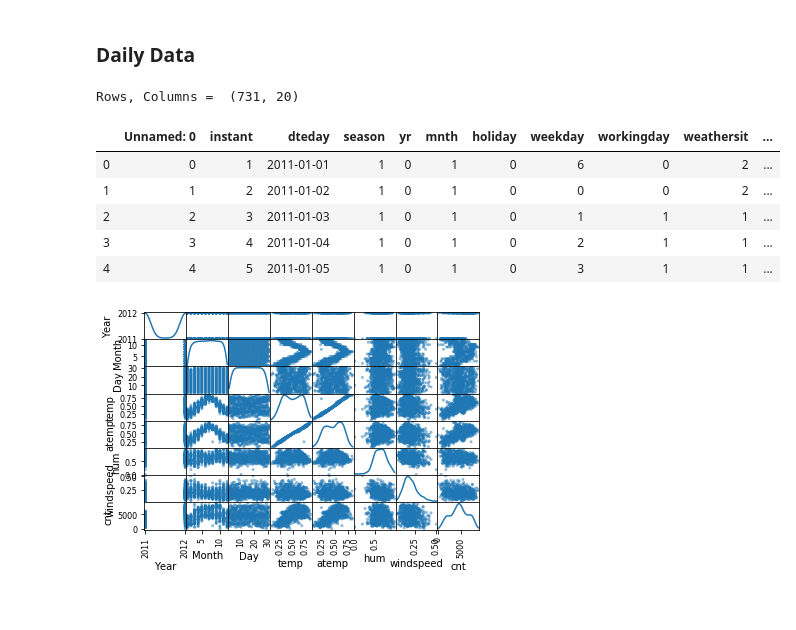
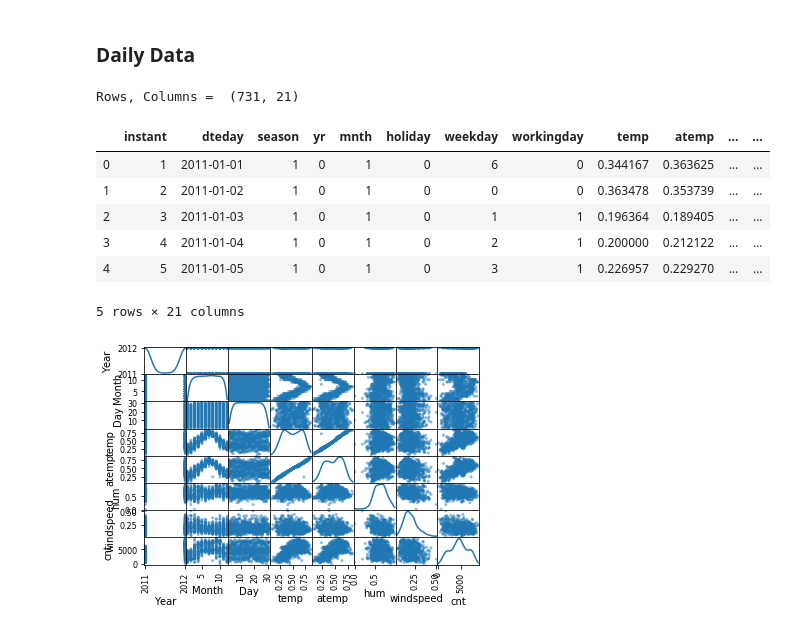
Before and after one commit to adigal12/BikeShare_MiniProject, a Jupyter notebook: Notebooks/2_EDA.ipynb, the cells around one changed output. Saved outputs shown, nothing was run; the diff lists cells and outputs as text; code cells hidden in the pictures.

```diff
--- a/Notebooks/2_EDA.ipynb
+++ b/Notebooks/2_EDA.ipynb
@@ -22,17 +22,18 @@ from matplotlib import pyplot as plt
 # %%
 # Load the clean daily bikeshare data
 file_path = "/Users/aditigala/Documents/Pacific/Software_Methods/Bikeshare/Data/daily_clean.csv"
-daily = pd.read_csv(file_path)
+daily = pd.read_csv(file_path, index_col = 0)
 print("Rows, Columns = ", daily.shape)
 daily.head()
 # %% [output]
-Rows, Columns =  (731, 20)
+Rows, Columns =  (731, 21)
-|  | Unnamed: 0 | instant | dteday | season | yr | mnth | holiday | weekday | workingday | weathersit | ... |
-| 0 | 0 | 1 | 2011-01-01 | 1 | 0 | 1 | 0 | 6 | 0 | 2 | ... |
-| 1 | 1 | 2 | 2011-01-02 | 1 | 0 | 1 | 0 | 0 | 0 | 2 | ... |
-| 2 | 2 | 3 | 2011-01-03 | 1 | 0 | 1 | 0 | 1 | 1 | 1 | ... |
-| 3 | 3 | 4 | 2011-01-04 | 1 | 0 | 1 | 0 | 2 | 1 | 1 | ... |
-| 4 | 4 | 5 | 2011-01-05 | 1 | 0 | 1 | 0 | 3 | 1 | 1 | ... |
+|  | instant | dteday | season | yr | mnth | holiday | weekday | workingday | temp | atemp | ... | ... |
+| 0 | 1 | 2011-01-01 | 1 | 0 | 1 | 0 | 6 | 0 | 0.344167 | 0.363625 | ... | ... |
+| 1 | 2 | 2011-01-02 | 1 | 0 | 1 | 0 | 0 | 0 | 0.363478 | 0.353739 | ... | ... |
+| 2 | 3 | 2011-01-03 | 1 | 0 | 1 | 0 | 1 | 1 | 0.196364 | 0.189405 | ... | ... |
+| 3 | 4 | 2011-01-04 | 1 | 0 | 1 | 0 | 2 | 1 | 0.200000 | 0.212122 | ... | ... |
+| 4 | 5 | 2011-01-05 | 1 | 0 | 1 | 0 | 3 | 1 | 0.226957 | 0.229270 | ... | ... |
+5 rows × 21 columns
 # %%
 # Continuous features
 daily_cont = daily[["Year", "Month", "Day", "temp", "atemp", "hum", "windspeed", "cnt"]]
```
Also changed, not shown: parts of 4 cells of this notebook, 1 other file.
